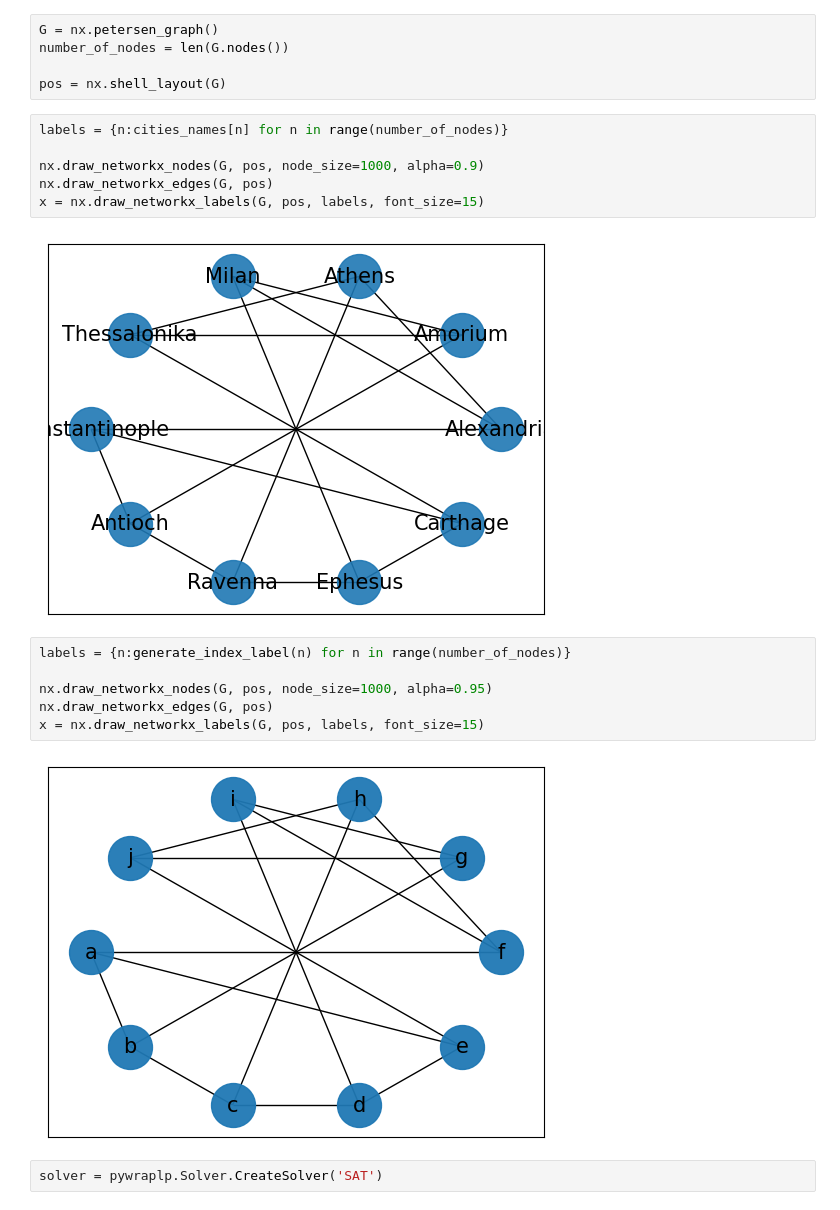
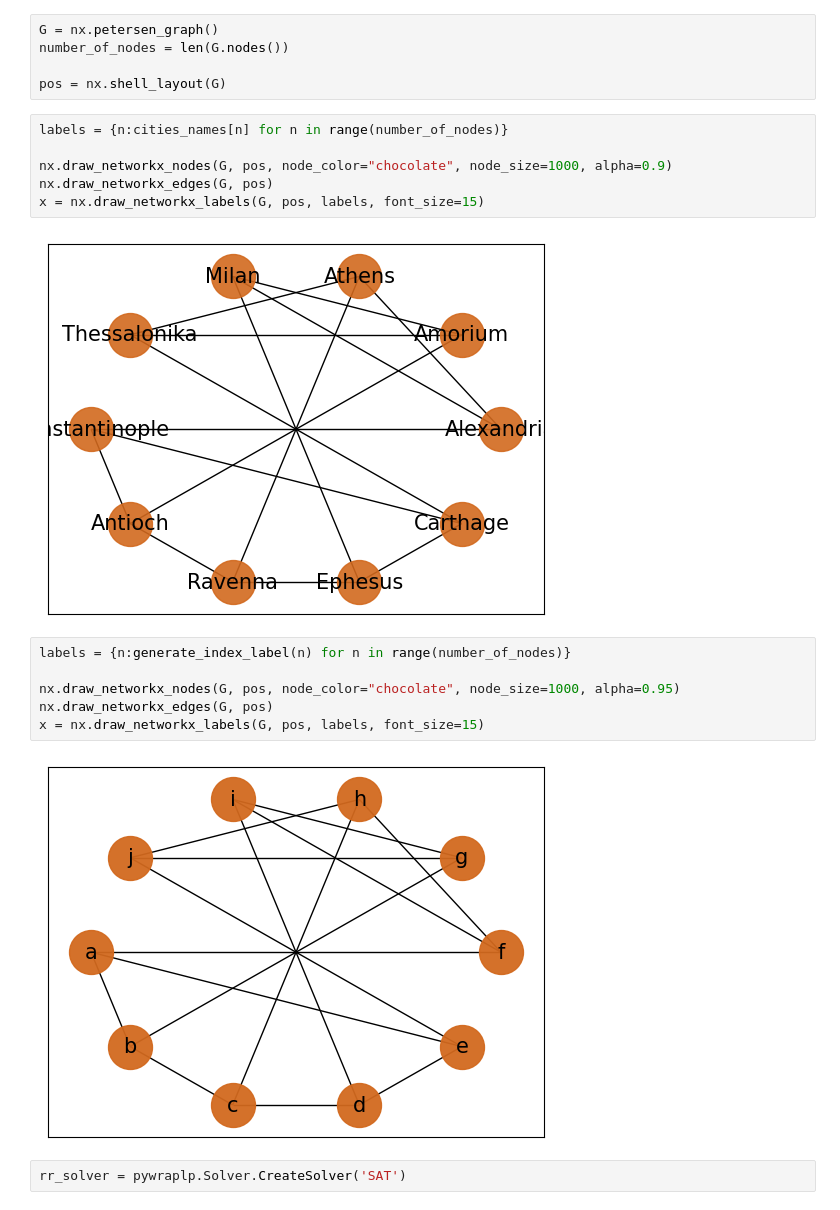
Before and after one commit to R-Stanz/Roman_Domination-ILP, a Jupyter notebook: roman_domination_ILP.ipynb, the cells around one changed output. Cells and saved outputs as stored; diff of their text form.

```diff
--- a/roman_domination_ILP.ipynb
+++ b/roman_domination_ILP.ipynb
@@ -26,19 +26,19 @@ pos = nx.shell_layout(G)
 # %%
 labels = {n:cities_names[n] for n in range(number_of_nodes)}
 
-nx.draw_networkx_nodes(G, pos, node_size=1000, alpha=0.9)
+nx.draw_networkx_nodes(G, pos, node_color="chocolate", node_size=1000, alpha=0.9)
 nx.draw_networkx_edges(G, pos)
 x = nx.draw_networkx_labels(G, pos, labels, font_size=15)
 # %% [output]
-[figure, old version]
+[figure, new version]
 # %%
 labels = {n:generate_index_label(n) for n in range(number_of_nodes)}
 
-nx.draw_networkx_nodes(G, pos, node_size=1000, alpha=0.95)
+nx.draw_networkx_nodes(G, pos, node_color="chocolate", node_size=1000, alpha=0.95)
 nx.draw_networkx_edges(G, pos)
 x = nx.draw_networkx_labels(G, pos, labels, font_size=15)
 # %% [output]
-[figure, old version]
+[figure, new version]
 # %%
-solver = pywraplp.Solver.CreateSolver('SAT')
+rr_solver = pywraplp.Solver.CreateSolver('SAT')
 # %%
```
Also changed, not shown: parts of 12 cells of this notebook, 1 other file.
